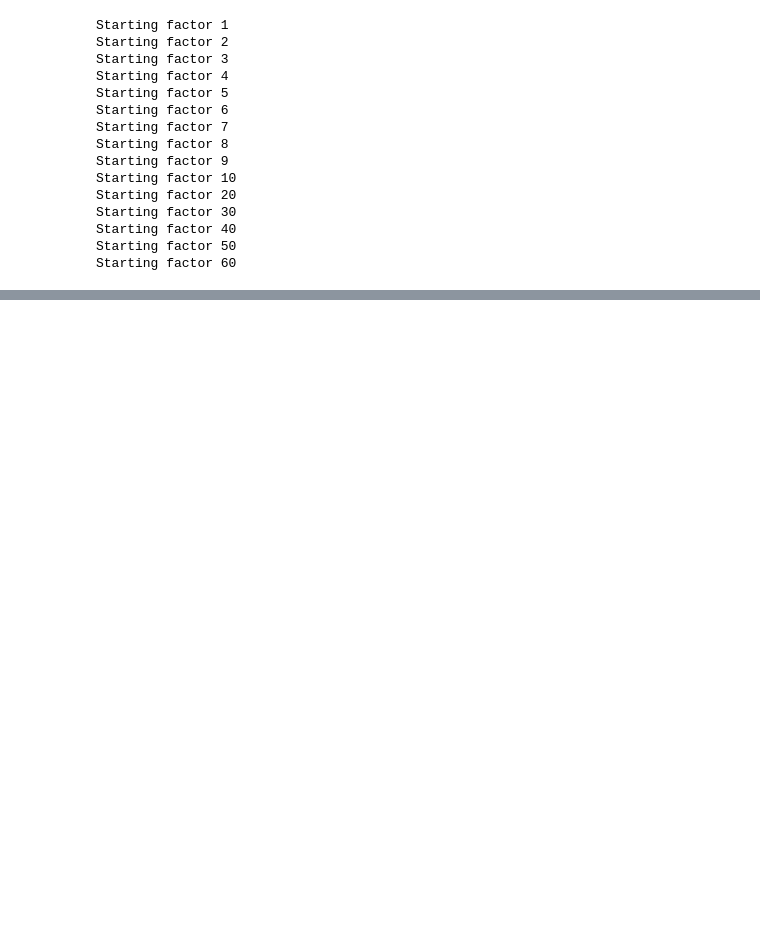
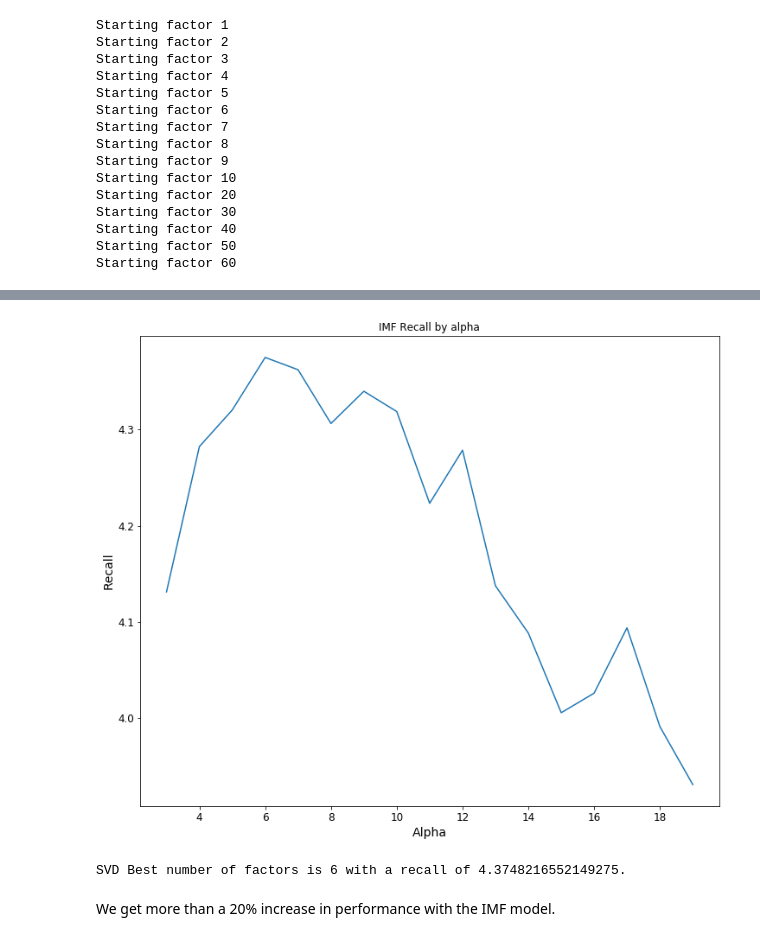
Before and after one commit to dxu15-nic/Instacart_Recommender, a Jupyter notebook: notebooks/Recommender.ipynb, the cells around one changed output, grey strips where cells are left out. Saved outputs shown, nothing was run; the diff lists cells and outputs as text; code cells hidden in the pictures; blank space fills up the shorter version.

Commit message:
Second recommender model added - IMF

```diff
--- a/notebooks/Recommender.ipynb
+++ b/notebooks/Recommender.ipynb
@@ -501,0 +573,2 @@ SVD_factor_recalls
+# %%
+df_eval.drop([1,2,3,4,5,6,7,8,9,10,20,30,40,50,60], axis=1, inplace=True)
@@ -501,0 +584,17 @@ SVD_factor_recalls
+# %%
+def recall_IMF(row):
+    past_products = set(row['past_products'])
+    new_products = set(row['new_products'])
+    if len(new_products) == 0:
+        return 0
+
+    bought_indices = utility_matrix[u_dict[row["user_id"]]].nonzero()[1]
+    best = imf_model.recommend(u_dict[row["user_id"]], utility_matrix, N = 10)
+    recommendations_new = list(itertools.islice((rec for rec in best if rec[0] not in bought_indices), 10))
+
+    IMF_recommends = [p_dict[r[0]] for r in recommendations_new]
+    new_prods, pred = set(new_products), set(IMF_recommends)
+
+    return len(new_prods.intersection(pred)) / len(new_products)
+
+df_eval['Recall_IMF'] = df_eval.apply(recall_IMF, axis=1)
@@ -501,0 +609,12 @@ SVD_factor_recalls
+# %%
+alpha_list = range(3,20,1)
+# %%
+IMF_alpha_recalls = {}
+
+for alpha in alpha_list:
+    print("Starting alpha",alpha)
+
+    imf_model = build_imf(utility_matrix.T, alpha);
+
+    df_eval[alpha] = df_eval.apply(recall_IMF, axis=1)
+    IMF_alpha_recalls[alpha] = df_eval[alpha].mean() * 100
@@ -501,0 +639,17 @@ SVD_factor_recalls
+# %%
+plt.figure(figsize=(12,10))
+plt.plot(IMF_alpha_recalls.keys(),IMF_alpha_recalls.values())
+plt.ylabel('Recall')
+plt.xlabel('Alpha')
+plt.title('IMF Recall by alpha')
+plt.show()
+# %% [output]
+[figure, added]
+# %%
+max_recall = max(IMF_alpha_recalls.values())
+best_alpha = list(IMF_alpha_recalls.keys())[list(IMF_alpha_recalls.values()).index(max_recall)]
+print("SVD Best number of factors is {} with a recall of {}.".format(best_alpha,max_recall))
+# %% [output]
+SVD Best number of factors is 6 with a recall of 4.3748216552149275.
+# %% [markdown]
+We get more than a 20% increase in performance with the IMF model.
```
Also changed, not shown: parts of 46 cells of this notebook.
